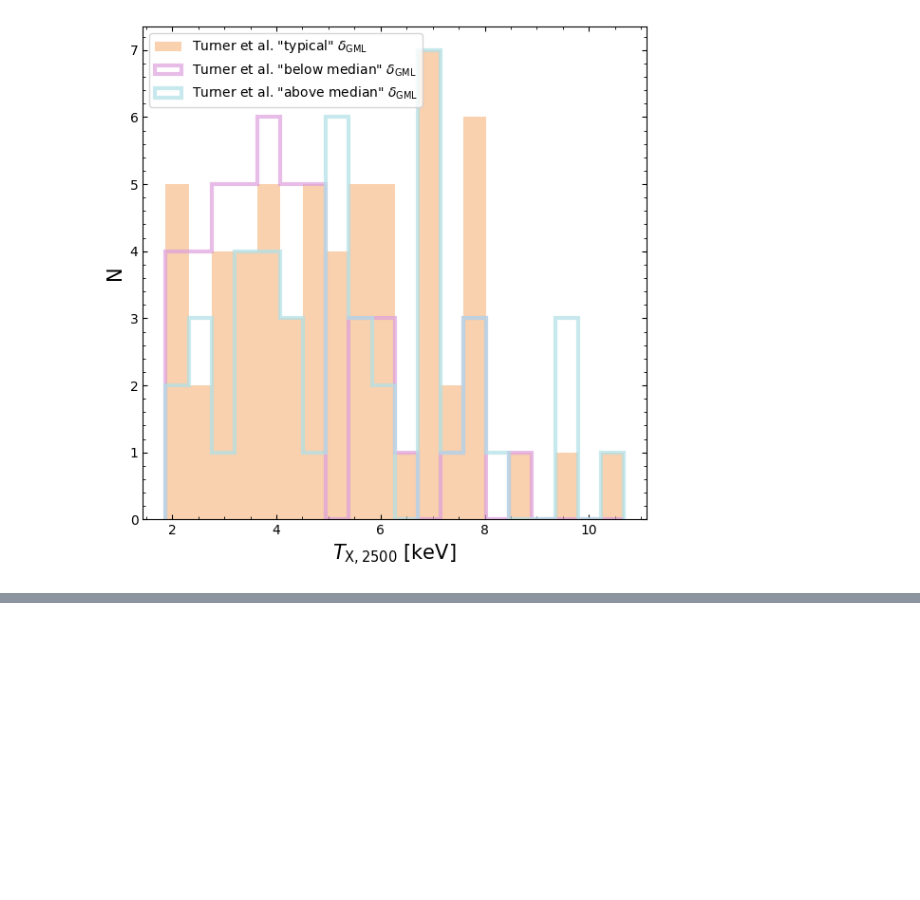
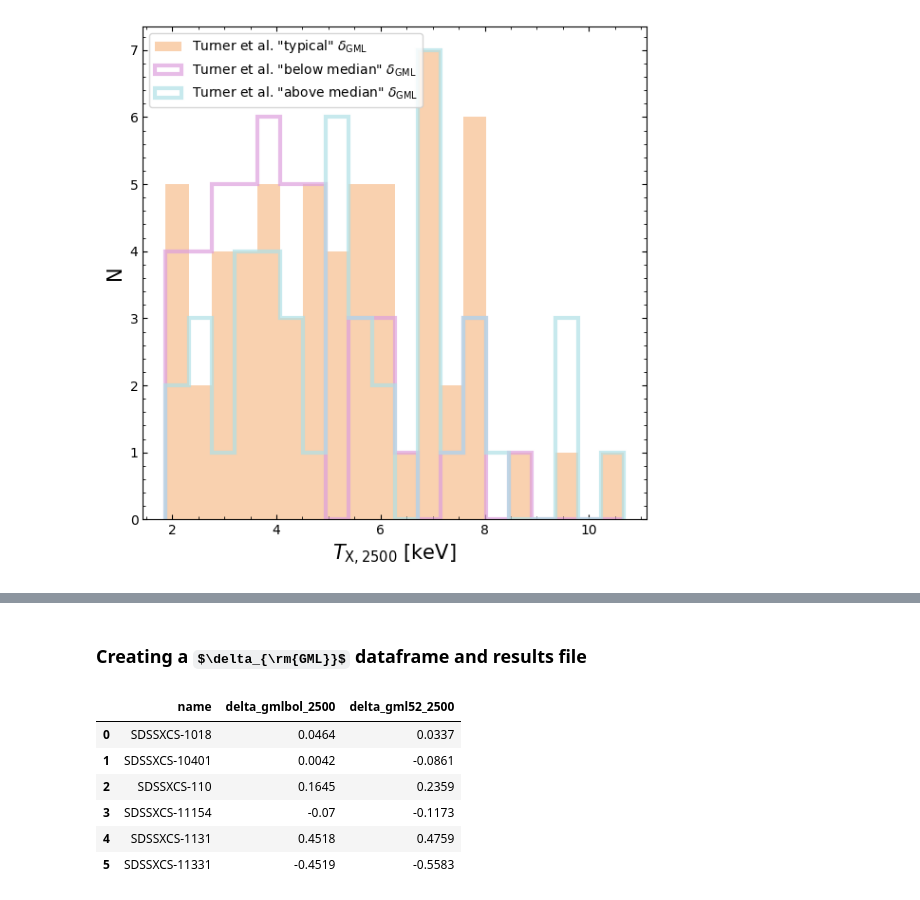
Before and after one commit to DavidT3/XCS-Mass-II-Analysis, a Jupyter notebook: notebooks/exploring_scatter/gasmass-Lx_as_scatter_diagnostic.ipynb, the cells around one changed output, grey strips where cells are left out. Drawn from its saved outputs; the diff is of its cells as text; code cells hidden in the pictures; some formulas as TeX source; blank space fills up the shorter version.

```diff
--- a/notebooks/exploring_scatter/gasmass-Lx_as_scatter_diagnostic.ipynb
+++ b/notebooks/exploring_scatter/gasmass-Lx_as_scatter_diagnostic.ipynb
@@ -642,0 +674,23 @@ plt.show()
+# %% [markdown]
+### Creating a $\delta_{\rm{GML}}$ dataframe and results file
+# %%
+# Set up interim dataframes for the two measurements of delta GML
+cur_dat = np.vstack([mgas2500_lxbol_2500.point_names, delta_gml_lxbol.value.round(4)]).T
+delta_gmlbol_df = pd.DataFrame(cur_dat, columns=['name', 'delta_gmlbol_2500'])
+cur_dat = np.vstack([mgas2500_lx52_2500.point_names, delta_gml_lx52.value.round(4)]).T
+delta_gml52_df = pd.DataFrame(cur_dat, columns=['name', 'delta_gml52_2500'])
+
+# We set those up separately just in case the clusters were in a different order (they shouldn't be but
+#  those sorts of mistakes are SO annoying and hard to find sometimes)
+delta_gml_df = pd.merge(delta_gmlbol_df, delta_gml52_df, left_on='name', right_on='name')
+# Save to disk
+delta_gml_df.to_csv("../../outputs/result_files/delta_gml2500.csv", index=False)
+delta_gml_df.head(6)
+# %% [output]
+|  | name | delta_gmlbol_2500 | delta_gml52_2500 |
+| 0 | SDSSXCS-1018 | 0.0464 | 0.0337 |
+| 1 | SDSSXCS-10401 | 0.0042 | -0.0861 |
+| 2 | SDSSXCS-110 | 0.1645 | 0.2359 |
+| 3 | SDSSXCS-11154 | -0.07 | -0.1173 |
+| 4 | SDSSXCS-1131 | 0.4518 | 0.4759 |
+| 5 | SDSSXCS-11331 | -0.4519 | -0.5583 |
```
Also changed, not shown: parts of 10 cells of this notebook.
